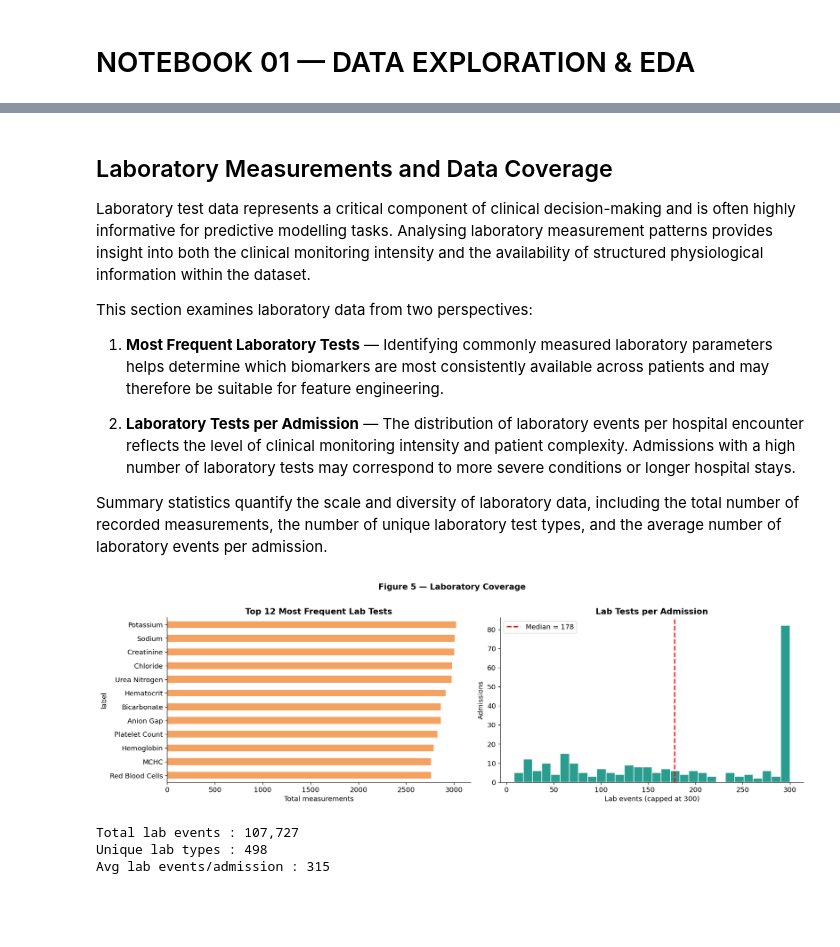
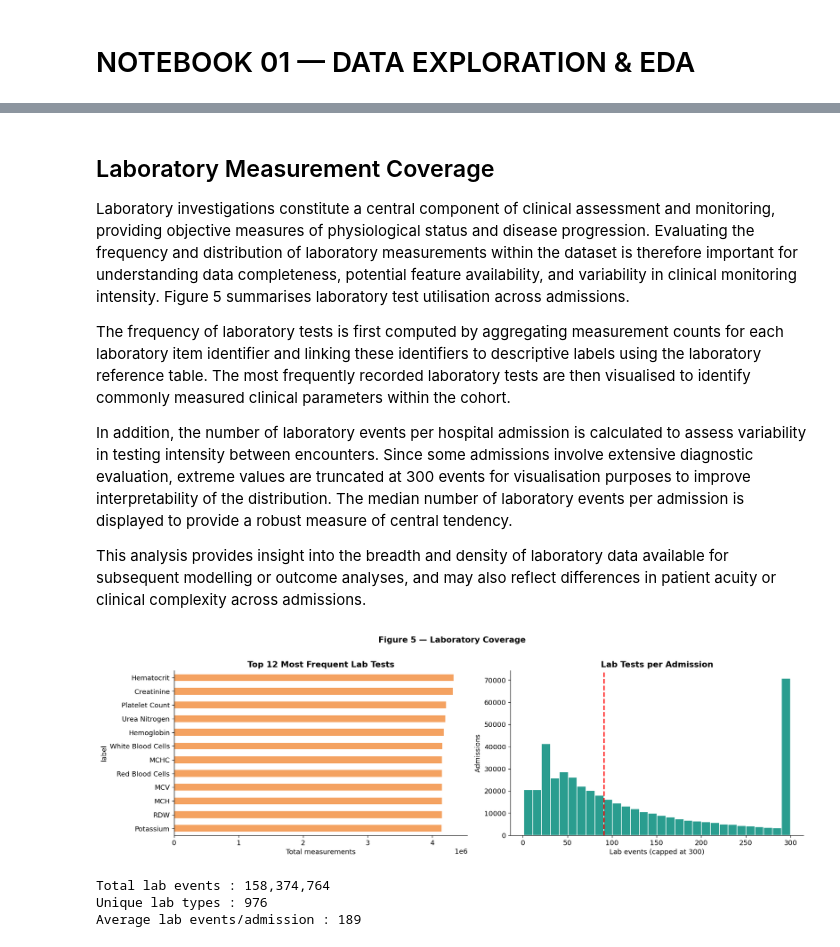
Before and after one commit to GitSentinel/medical_nlp_deterioration, a Jupyter notebook: notebooks/01_data_exploration.ipynb, the cells around one changed output, grey strips where cells are left out. Drawn from its saved outputs; the diff is of its cells as text; code cells hidden in the pictures; blank space fills up the shorter version.

Commit message:
[UPD]: Dataset changed to MIMIC-IV-3.1 and all code updated for new datataset!

```diff
--- a/notebooks/01_data_exploration.ipynb
+++ b/notebooks/01_data_exploration.ipynb
@@ -546,19 +540,21 @@ Avg diagnoses/admission : 16.4
 # %% [markdown]
-## Laboratory Measurements and Data Coverage
+## Laboratory Measurement Coverage
 
-Laboratory test data represents a critical component of clinical decision-making and is often highly informative for predictive modelling tasks. Analysing laboratory measurement patterns provides insight into both the clinical monitoring intensity and the availability of structured physiological information within the dataset.
+Laboratory investigations constitute a central component of clinical assessment and monitoring, providing objective measures of physiological status and disease progression. Evaluating the frequency and distribution of laboratory measurements within the dataset is therefore important for understanding data completeness, potential feature availability, and variability in clinical monitoring intensity. Figure 5 summarises laboratory test utilisation across admissions.
 
-This section examines laboratory data from two perspectives:
+The frequency of laboratory tests is first computed by aggregating measurement counts for each laboratory item identifier and linking these identifiers to descriptive labels using the laboratory reference table. The most frequently recorded laboratory tests are then visualised to identify commonly measured clinical parameters within the cohort.
 
-1. **Most Frequent Laboratory Tests** — Identifying commonly measured laboratory parameters helps determine which biomarkers are most consistently available across patients and may therefore be suitable for feature engineering.
+In addition, the number of laboratory events per hospital admission is calculated to assess variability in testing intensity between encounters. Since some admissions involve extensive diagnostic evaluation, extreme values are truncated at 300 events for visualisation purposes to improve interpretability of the distribution. The median number of laboratory events per admission is displayed to provide a robust measure of central tendency.
 
-2. **Laboratory Tests per Admission** — The distribution of laboratory events per hospital encounter reflects the level of clinical monitoring intensity and patient complexity. Admissions with a high number of laboratory tests may correspond to more severe conditions or longer hospital stays.
-
-Summary statistics quantify the scale and diversity of laboratory data, including the total number of recorded measurements, the number of unique laboratory test types, and the average number of laboratory events per admission.
+This analysis provides insight into the breadth and density of laboratory data available for subsequent modelling or outcome analyses, and may also reflect differences in patient acuity or clinical complexity across admissions.
 # %%
-# Compute frequency of laboratory tests by itemid
+# Laboratory Measurement Coverage
+
+# Compute Frequency of Laboratory Tests by Item Identifier
 lab_counts = (
-    labevents.groupby('itemid').size()
+    labevents
+    .groupby('itemid')
+    .size()
     .reset_index(name='count')
     .merge(
         d_labitems[['itemid', 'label']],
@@ -568,23 +564,42 @@ lab_counts = (
     .sort_values('count', ascending=False)
 )
 
-# Number of lab events per admission
-labs_per_adm = labevents.groupby('hadm_id').size()
+
+# Number of Laboratory Events per Admission
+labs_per_adm = (
+    labevents
+    .groupby('hadm_id')
+    .size()
+)
 
 # Visualisations
-fig, axes = plt.subplots(1, 2, figsize=(16, 5))
-
-# Top Laboratory Tests
-lab_counts.set_index('label')['count'].head(12).sort_values().plot(
-    kind='barh',
-    ax=axes[0],
-    color=PALETTE[2]
+fig, axes = plt.subplots(
+    1,
+    2,
+    figsize=(16, 5)
 )
 
-axes[0].set_title('Top 12 Most Frequent Lab Tests', fontweight='bold')
+# Top Most Frequent Laboratory Tests
+(
+    lab_counts
+    .set_index('label')['count']
+    .head(12)
+    .sort_values()
+    .plot(
+        kind='barh',
+        ax=axes[0],
+        color=PALETTE[2]
+    )
+)
+
+axes[0].set_title(
+    'Top 12 Most Frequent Lab Tests',
+    fontweight='bold'
+)
+
 axes[0].set_xlabel('Total measurements')
 
-# Lab tests per admission distribution
+# Laboratory Events per Admission Distribution
 axes[1].hist(
     labs_per_adm.clip(0, 300),
     bins=30,
@@ -592,43 +607,44 @@ axes[1].hist(
     edgecolor='white'
 )
 
-# Median reference line
+median_labs = labs_per_adm.median()
+
 axes[1].axvline(
-    labs_per_adm.median(),
+    median_labs,
     color='red',
     linestyle='--',
     lw=2,
-    label=f'Median = {labs_per_adm.median():.0f}'
+    label=f'Median = {median_labs:.0f}'
 )
 
 axes[1].set_title('Lab Tests per Admission', fontweight='bold')
 axes[1].set_xlabel('Lab events (capped at 300)')
 axes[1].set_ylabel('Admissions')
-axes[1].legend()
 
+# Figure Formatting and Export
 plt.suptitle(
     'Figure 5 — Laboratory Coverage',
     fontsize=13,
     fontweight='bold',
     y=1.01
 )
 
 plt.tight_layout()
 
 plt.savefig(
     f'{PLOTS_DIR}/eda_05_lab_coverage.png',
     dpi=150,
     bbox_inches='tight'
 )
 
 plt.show()
 
 # Summary Statistics
 print(f'Total lab events : {len(labevents):,}')
 print(f'Unique lab types : {labevents["itemid"].nunique()}')
-print(f'Avg lab events/admission : {labs_per_adm.mean():.0f}')
+print(f'Average lab events/admission : {labs_per_adm.mean():.0f}')
 # %% [output]
-[figure, old version]
+[figure, new version]
-Total lab events : 107,727
-Unique lab types : 498
-Avg lab events/admission : 315
+Total lab events : 158,374,764
+Unique lab types : 976
+Average lab events/admission : 189
```
Also changed, not shown: parts of 38 cells of this notebook, 3 other files.
